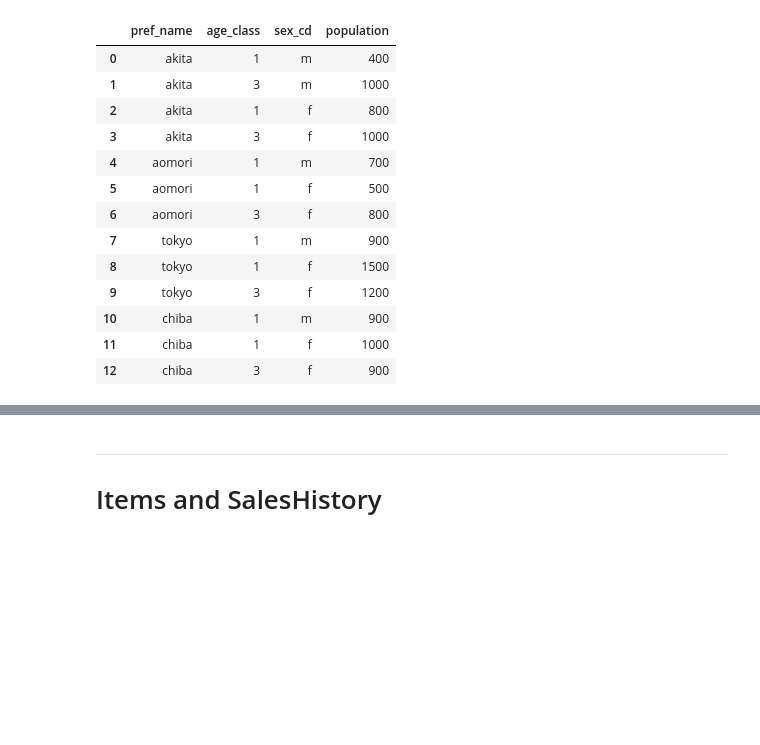
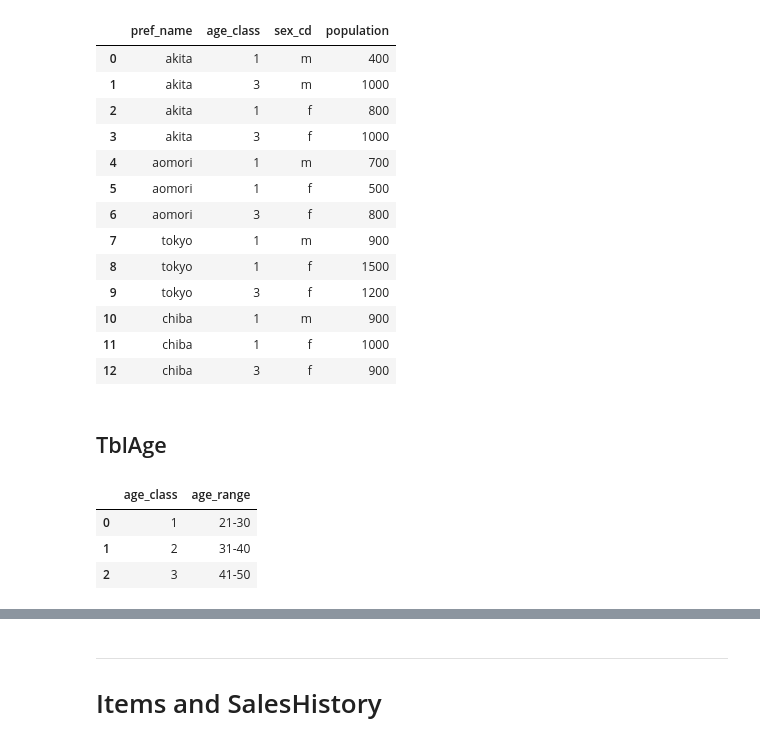
Before and after one commit to SkiMsyk/sql_instructions, a Jupyter notebook: source/compare_beween_window/create_csv.ipynb, the cells around one changed output, grey strips where cells are left out. Cells and saved outputs as stored; diff of their text form; code cells hidden in the pictures; blank space fills up the shorter version.

```diff
--- a/source/compare_beween_window/create_csv.ipynb
+++ b/source/compare_beween_window/create_csv.ipynb
@@ -214,3 +230,16 @@ TblPop
 | 12 | chiba | 3 | f | 900 |
 # %%
 TblPop.to_csv('../../dataset/compare_between_window/TblPop.csv', index = False)
+# %% [markdown]
+## TblAge
+# %%
+TblAge = pd.DataFrame({
+    'age_class':[1, 2, 3],
+    'age_range':['21-30', '31-40', '41-50']
+})
+TblAge
+# %% [output]
+|  | age_class | age_range |
+| 0 | 1 | 21-30 |
+| 1 | 2 | 31-40 |
+| 2 | 3 | 41-50 |
```
Also changed, not shown: parts of 10 cells of this notebook, 24 other files.
